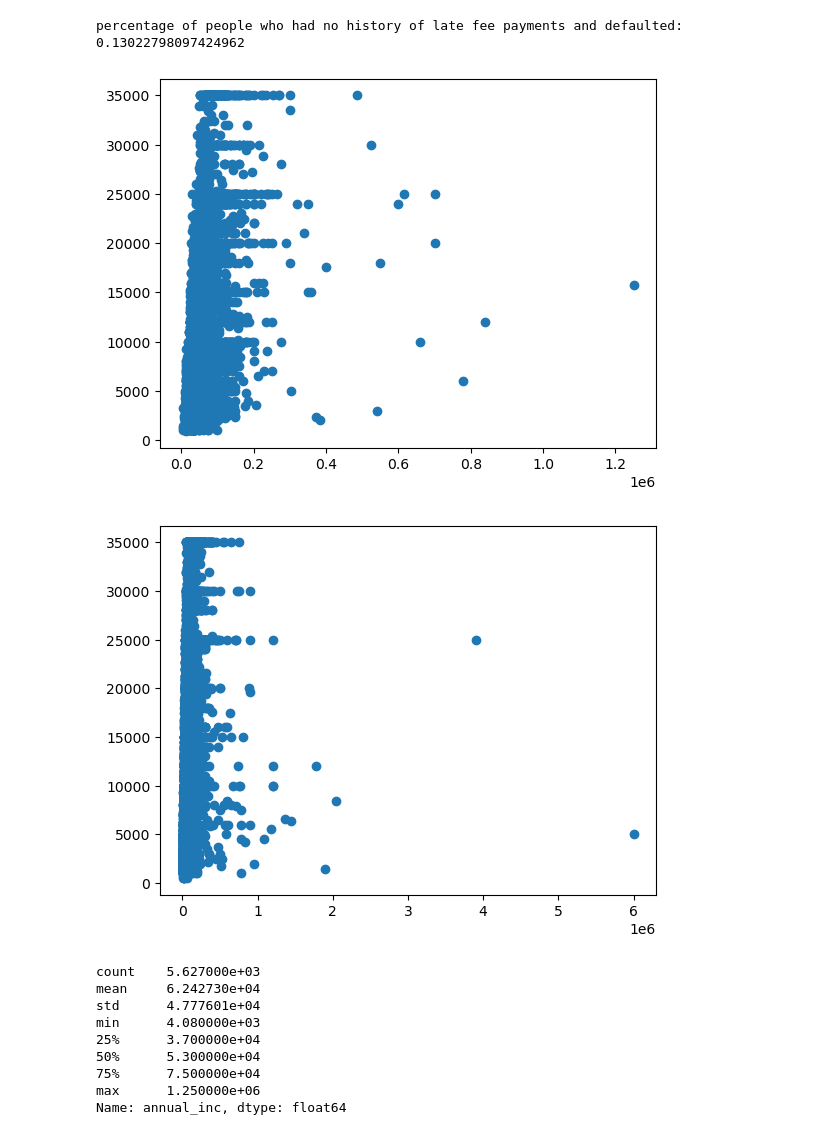
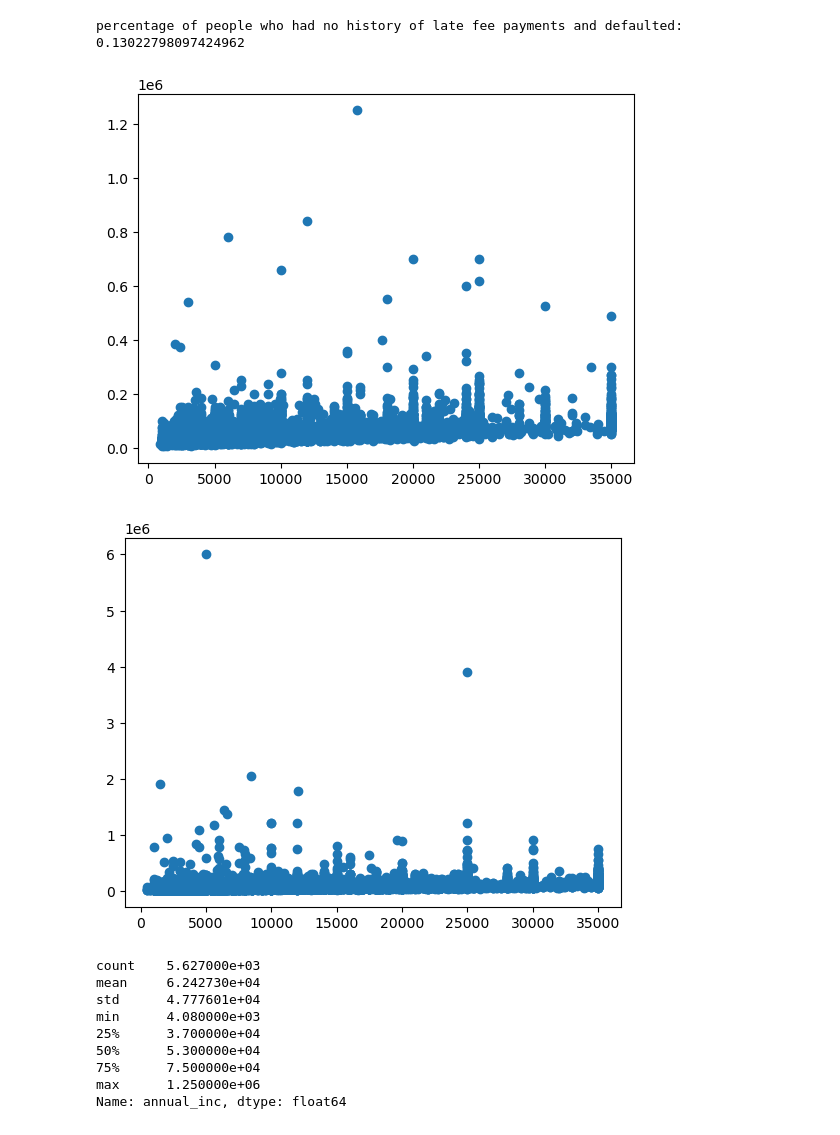
Before and after one commit to Rawoof821/LendingclubCaseStudy, a Jupyter notebook: Neha_Rawoof_LendingCaseStudy.ipynb, the cells around one changed output. Saved outputs shown, nothing was run; the diff lists cells and outputs as text; code cells hidden in the pictures.

Commit message:
loan amnt vs annual incom analysis

```diff
--- a/Neha_Rawoof_LendingCaseStudy.ipynb
+++ b/Neha_Rawoof_LendingCaseStudy.ipynb
@@ -804,15 +804,15 @@ percentage of people who had no history of late fee payments and defaulted: 0.13
 # %%
 
 
-plt.scatter( loans_defaulted_data['annual_inc'], loans_defaulted_data['loan_amnt'])
+plt.scatter( loans_defaulted_data['loan_amnt'], loans_defaulted_data['annual_inc'])
 plt.show()
 # %% [output]
-[figure, old version]
+[figure, new version]
 # %%
-plt.scatter( loans_paid_data['annual_inc'], loans_paid_data['loan_amnt'])
+plt.scatter( loans_paid_data['loan_amnt'], loans_paid_data['annual_inc'])
 plt.show()
 # %% [output]
-[figure, old version]
+[figure, new version]
 # %%
 loans_defaulted_data['annual_inc'].describe()
 # %% [output]
```
Also changed, not shown: parts of 33 cells of this notebook.
